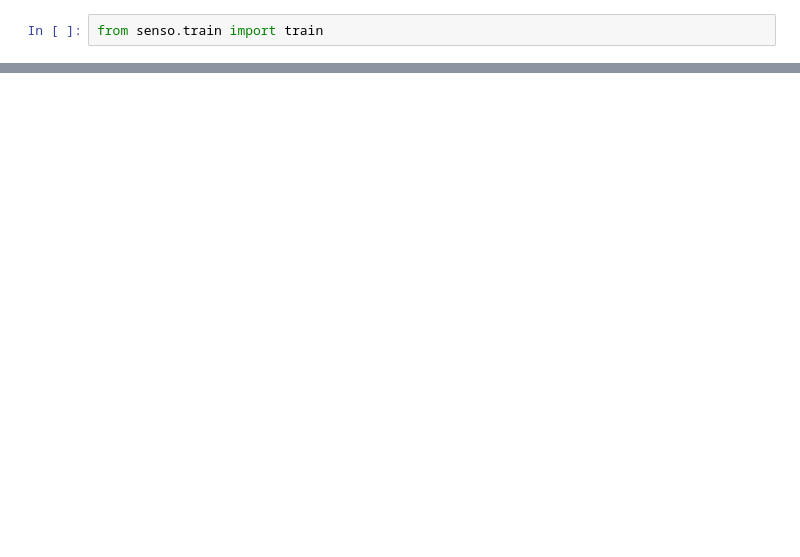
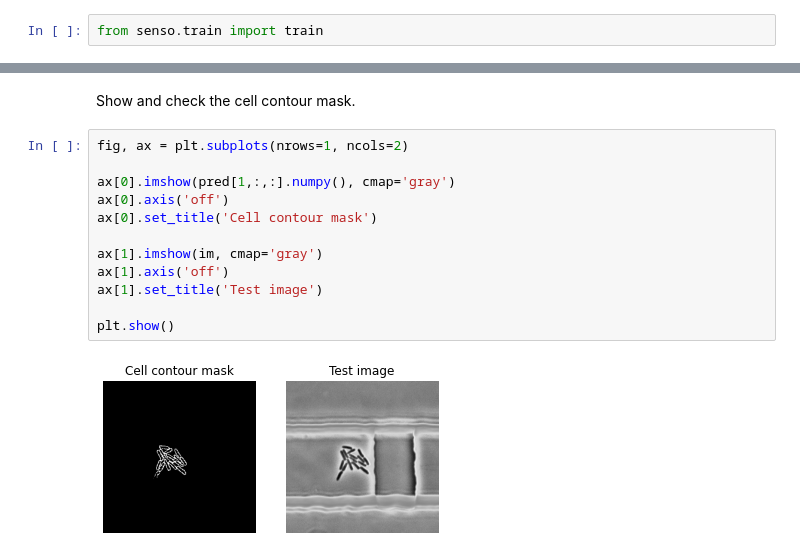
Before and after one commit to giansimone/U-Net, a Jupyter notebook: examples/example_cheetah_bacteria.ipynb, the cells around one changed output, grey strips where cells are left out. Drawn from its saved outputs; the diff is of its cells as text; blank space fills up the shorter version.

```diff
--- a/examples/example_cheetah_bacteria.ipynb
+++ b/examples/example_cheetah_bacteria.ipynb
@@ -28,0 +87,16 @@ KeyboardInterrupt:
+# %% [markdown]
+Show and check the cell contour mask.
+# %%
+fig, ax = plt.subplots(nrows=1, ncols=2)
+
+ax[0].imshow(pred[1,:,:].numpy(), cmap='gray')
+ax[0].axis('off')
+ax[0].set_title('Cell contour mask')
+
+ax[1].imshow(im, cmap='gray')
+ax[1].axis('off')
+ax[1].set_title('Test image')
+
+plt.show()
+# %% [output]
+[figure, added]
```
Also changed, not shown: parts of 20 cells of this notebook, 1 other file.
